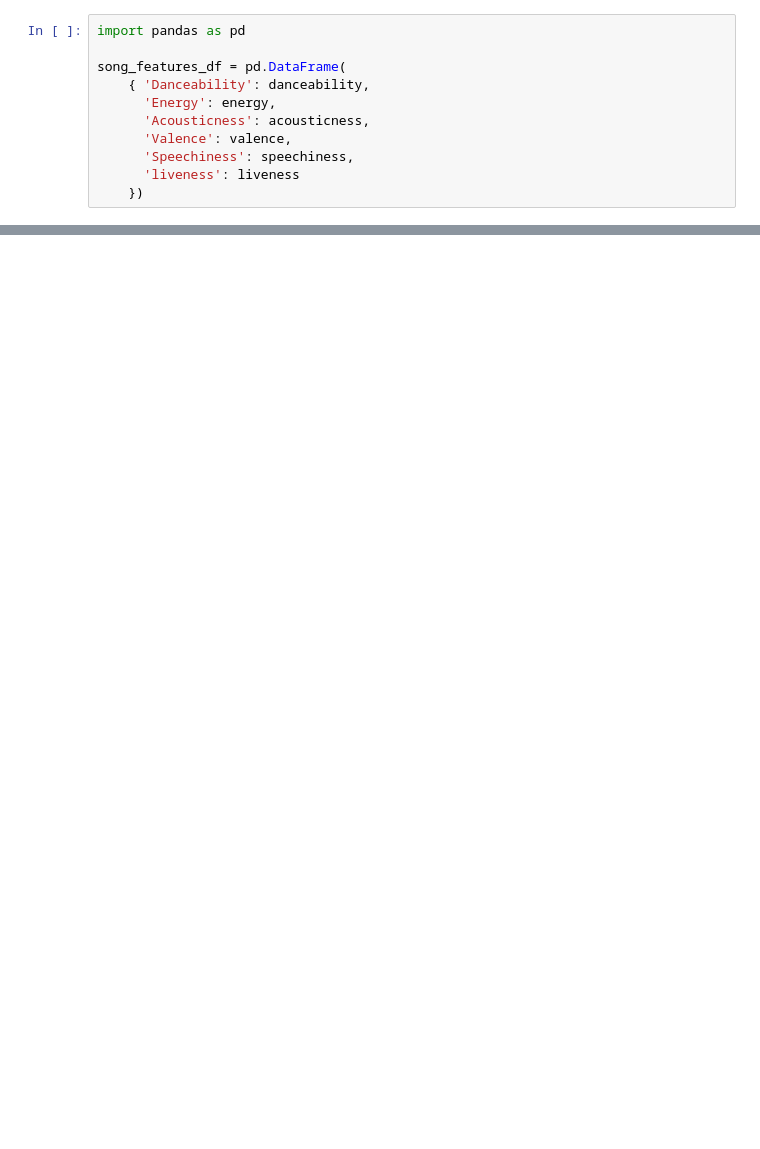
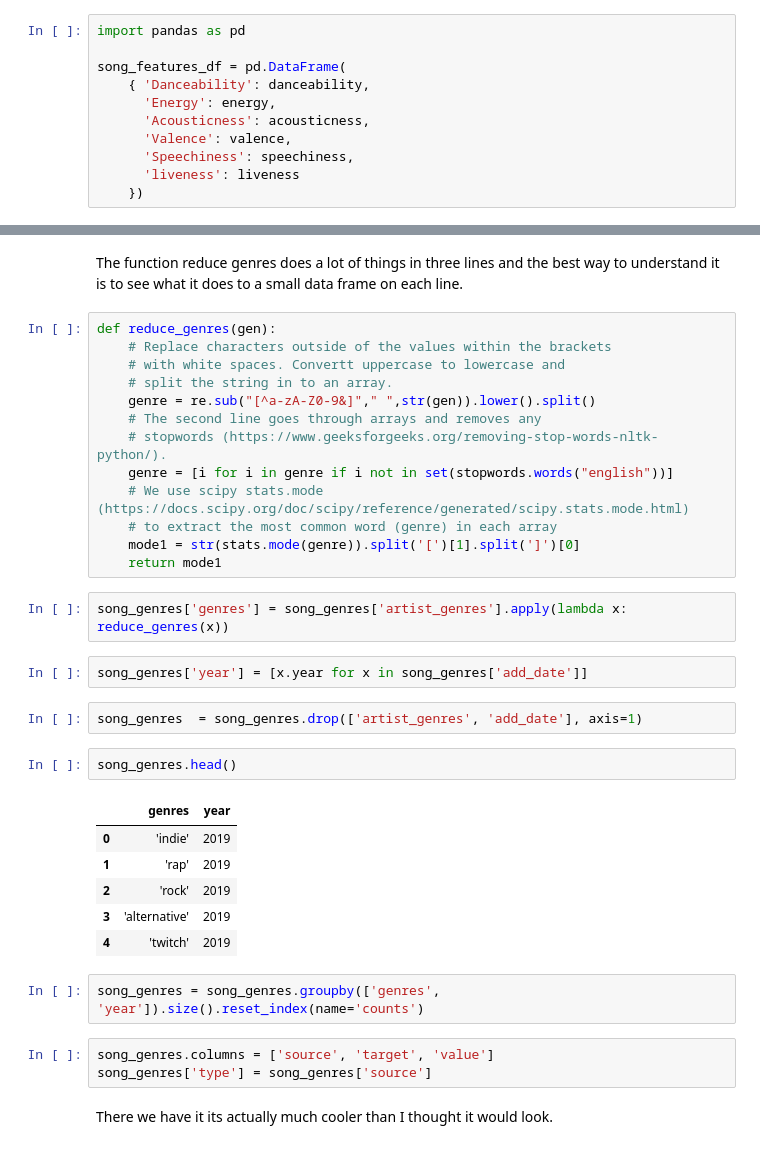
Before and after one commit to aguilarearle/spotifyAnalysis, a Jupyter notebook: Exploratory Data Analysis-Spotify.ipynb, the cells around one changed output, grey strips where cells are left out. Cells and saved outputs as stored; diff of their text form; blank space fills up the shorter version.

```diff
--- a/Exploratory Data Analysis-Spotify.ipynb
+++ b/Exploratory Data Analysis-Spotify.ipynb
@@ -426,0 +612,37 @@ sns.pairplot(song_features_df)
+# %% [markdown]
+The function reduce genres does a lot of things in three lines and the best way to understand it is to see what it does to a small data frame on each line.
+# %%
+def reduce_genres(gen):
+    # Replace characters outside of the values within the brackets
+    # with white spaces. Convertt uppercase to lowercase and
+    # split the string in to an array.
+    genre = re.sub("[^a-zA-Z0-9&]"," ",str(gen)).lower().split()
+    # The second line goes through arrays and removes any
+    # stopwords (https://www.geeksforgeeks.org/removing-stop-words-nltk-python/).
+    genre = [i for i in genre if i not in set(stopwords.words("english"))]
+    # We use scipy stats.mode (https://docs.scipy.org/doc/scipy/reference/generated/scipy.stats.mode.html)
+    # to extract the most common word (genre) in each array
+    mode1 = str(stats.mode(genre)).split('[')[1].split(']')[0]
+    return mode1
+# %%
+song_genres['genres'] = song_genres['artist_genres'].apply(lambda x: reduce_genres(x))
+# %%
+song_genres['year'] = [x.year for x in song_genres['add_date']]
+# %%
+song_genres  = song_genres.drop(['artist_genres', 'add_date'], axis=1)
+# %%
+song_genres.head()
+# %% [output]
+|  | genres | year |
+| 0 | 'indie' | 2019 |
+| 1 | 'rap' | 2019 |
+| 2 | 'rock' | 2019 |
+| 3 | 'alternative' | 2019 |
+| 4 | 'twitch' | 2019 |
+# %%
+song_genres = song_genres.groupby(['genres', 'year']).size().reset_index(name='counts')
+# %%
+song_genres.columns = ['source', 'target', 'value']
+song_genres['type'] = song_genres['source']
+# %% [markdown]
+There we have it its actually much cooler than I thought it would look.
```
Also changed, not shown: parts of 30 cells of this notebook, 2 other files.
